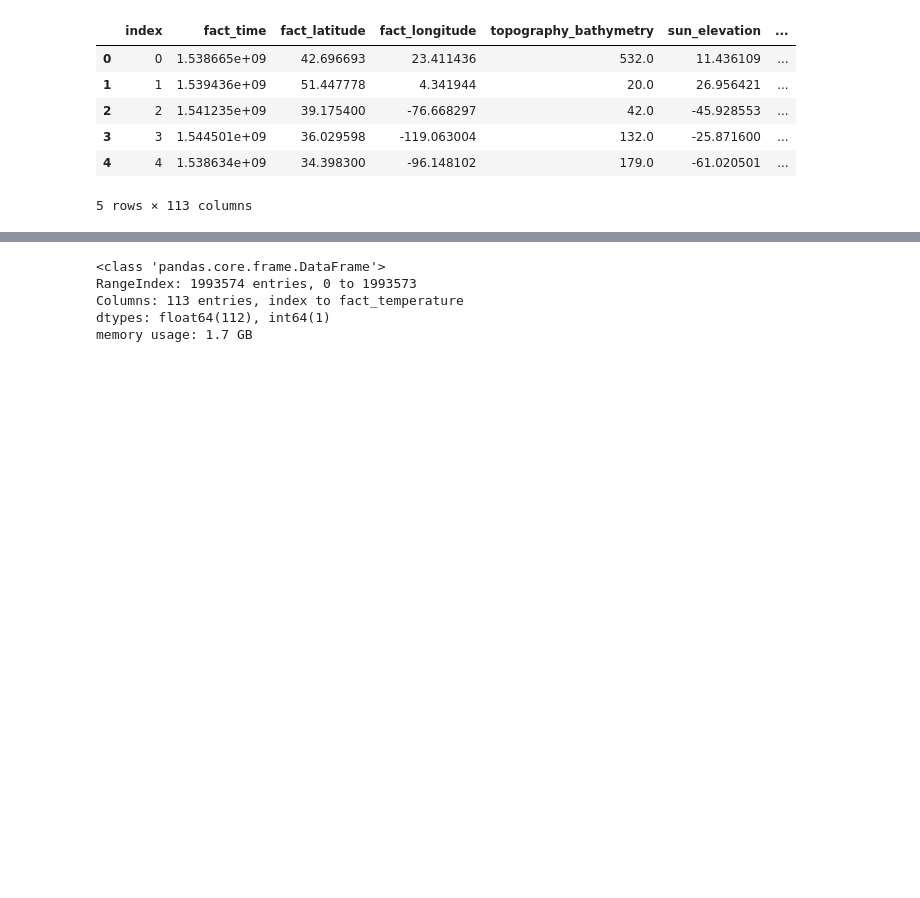
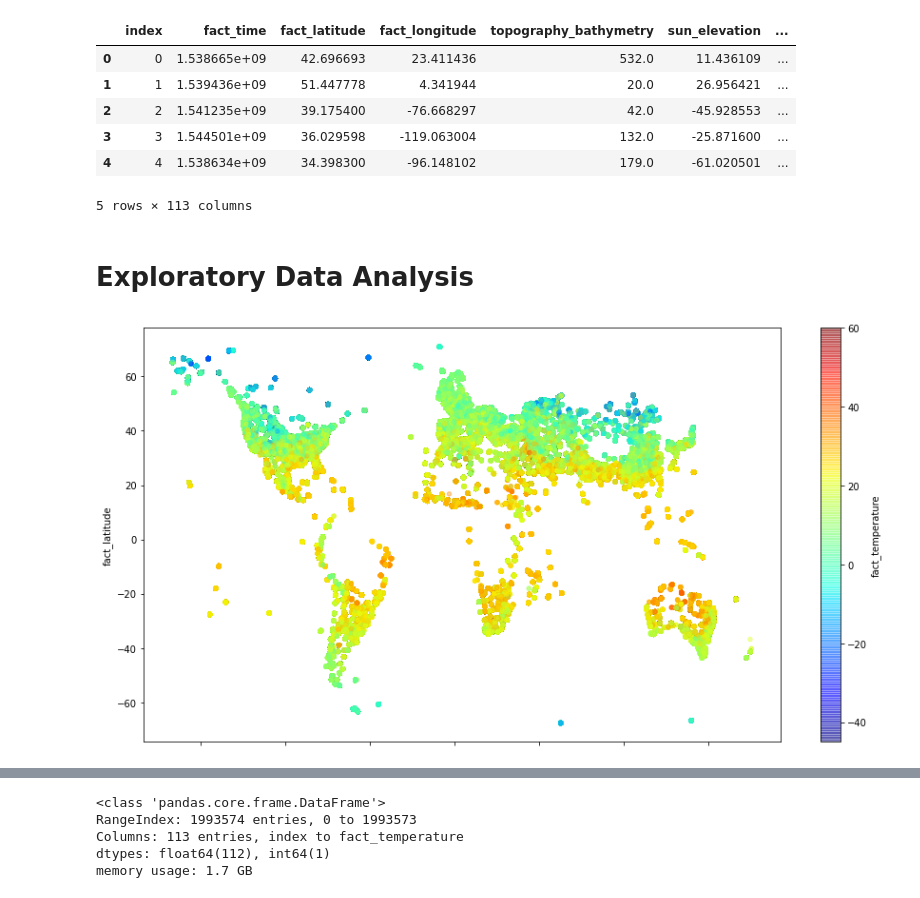
Before and after one commit to AndreaGhiglione/algorithmic-machine-learning, a Jupyter notebook: Challenges/C1 - Weather prediction/Code.ipynb, the cells around one changed output, grey strips where cells are left out. Drawn from its saved outputs; the diff is of its cells as text; code cells hidden in the pictures; blank space fills up the shorter version.

```diff
--- a/Challenges/C1 - Weather prediction/Code.ipynb
+++ b/Challenges/C1 - Weather prediction/Code.ipynb
@@ -19,3 +20,13 @@ train_df.head()
 | 3 | 3 | 1.544501e+09 | 36.029598 | -119.063004 | 132.0 | -25.871600 | ... |
 | 4 | 4 | 1.538634e+09 | 34.398300 | -96.148102 | 179.0 | -61.020501 | ... |
 5 rows × 113 columns
+# %% [markdown]
+# Exploratory Data Analysis
+# %%
+# let's inspect geographical data
+# First, look at temperature in different areas
+train_df.plot(kind="scatter", x="fact_longitude", y="fact_latitude", alpha=0.4, c="fact_temperature",
+              cmap=plt.get_cmap("jet"), colorbar=True, figsize=(15,8))
+plt.show()
+# %% [output]
+[figure, added]
```
Also changed, not shown: parts of 26 cells of this notebook.
